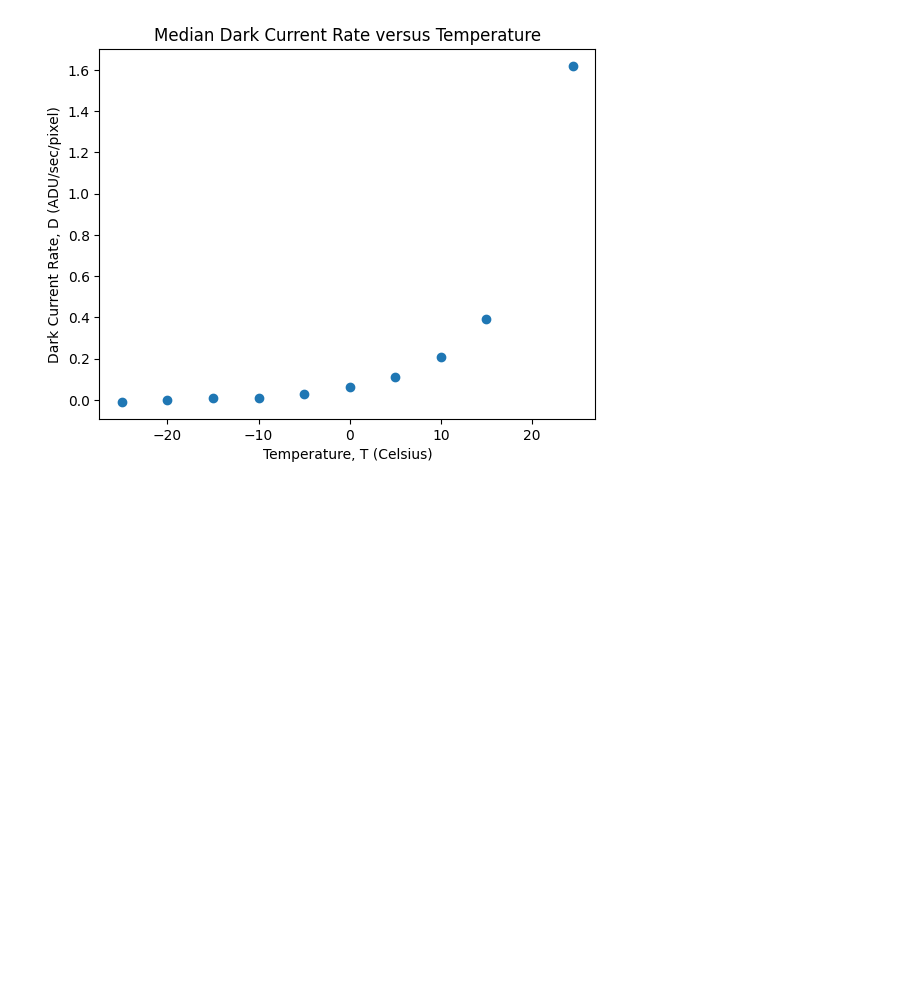
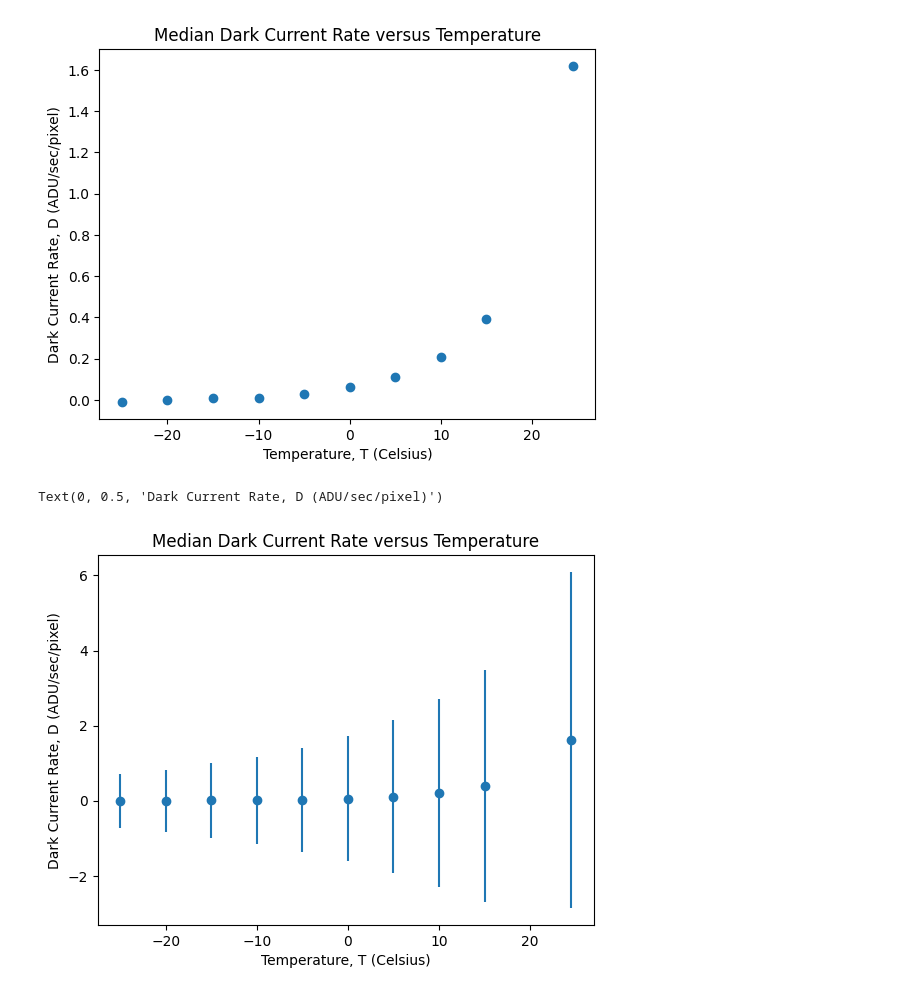
Before and after one commit to zangston/ASTR-3130, a Jupyter notebook: Lab 3/Part 1/subtraction.ipynb, the cells around one changed output. Cells and saved outputs as stored; diff of their text form; code cells hidden in the pictures; blank space fills up the shorter version.

```diff
--- a/Lab 3/Part 1/subtraction.ipynb
+++ b/Lab 3/Part 1/subtraction.ipynb
@@ -106,6 +117,15 @@ plt.ylabel('Dark Current Rate, D (ADU/sec/pixel)')
 # %% [output]
 Text(0, 0.5, 'Dark Current Rate, D (ADU/sec/pixel)')
 [figure]
+# %%
+# error bars again
+plt.errorbar(plot_temps, dark_current_med, dark_current_error, fmt='o')
+plt.title('Median Dark Current Rate versus Temperature')
+plt.xlabel('Temperature, T (Celsius)')
+plt.ylabel('Dark Current Rate, D (ADU/sec/pixel)')
+# %% [output]
+Text(0, 0.5, 'Dark Current Rate, D (ADU/sec/pixel)')
+[figure, added]
 # %%
 # params to fit curves to natural log of dark current rate versus negative inverse kelvin
 temps_k = []
```
Also changed, not shown: parts of 7 cells of this notebook.
